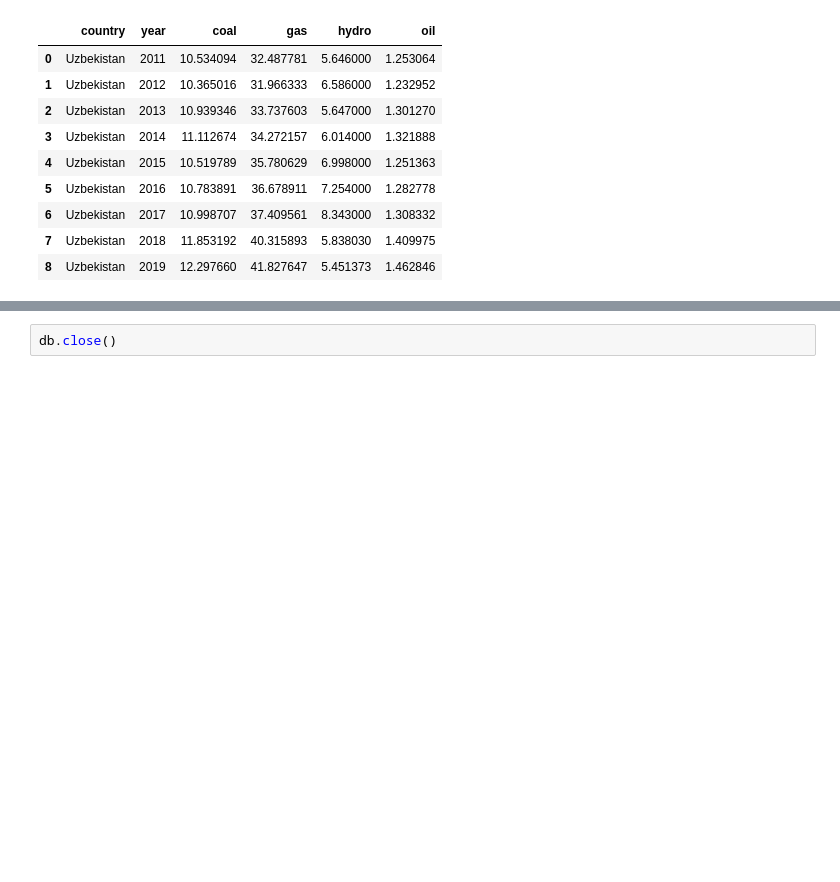
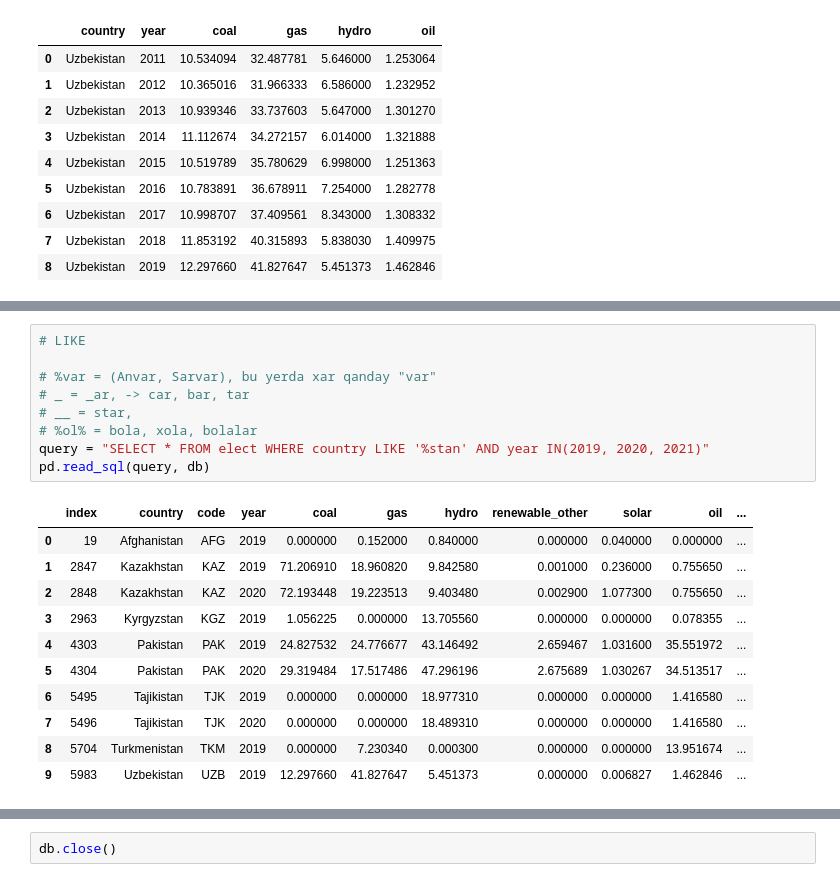
Before and after one commit to lazizrakhmat/DS-SQL, a Jupyter notebook: foydali_buyruqlar.ipynb, the cells around one changed output, grey strips where cells are left out. Cells and saved outputs as stored; diff of their text form; blank space fills up the shorter version.

Commit message:
BETWEEN, IN, LIKE

```diff
--- a/foydali_buyruqlar.ipynb
+++ b/foydali_buyruqlar.ipynb
@@ -84,0 +142,21 @@ dfuz
+# %%
+# LIKE
+
+# %var = (Anvar, Sarvar), bu yerda xar qanday "var"
+# _ = _ar, -> car, bar, tar
+# __ = star,
+# %ol% = bola, xola, bolalar
+query = "SELECT * FROM elect WHERE country LIKE '%stan' AND year IN(2019, 2020, 2021)"
+pd.read_sql(query, db)
+# %% [output]
+|  | index | country | code | year | coal | gas | hydro | renewable_other | solar | oil | ... |
+| 0 | 19 | Afghanistan | AFG | 2019 | 0.000000 | 0.152000 | 0.840000 | 0.000000 | 0.040000 | 0.000000 | ... |
+| 1 | 2847 | Kazakhstan | KAZ | 2019 | 71.206910 | 18.960820 | 9.842580 | 0.001000 | 0.236000 | 0.755650 | ... |
+| 2 | 2848 | Kazakhstan | KAZ | 2020 | 72.193448 | 19.223513 | 9.403480 | 0.002900 | 1.077300 | 0.755650 | ... |
+| 3 | 2963 | Kyrgyzstan | KGZ | 2019 | 1.056225 | 0.000000 | 13.705560 | 0.000000 | 0.000000 | 0.078355 | ... |
+| 4 | 4303 | Pakistan | PAK | 2019 | 24.827532 | 24.776677 | 43.146492 | 2.659467 | 1.031600 | 35.551972 | ... |
+| 5 | 4304 | Pakistan | PAK | 2020 | 29.319484 | 17.517486 | 47.296196 | 2.675689 | 1.030267 | 34.513517 | ... |
+| 6 | 5495 | Tajikistan | TJK | 2019 | 0.000000 | 0.000000 | 18.977310 | 0.000000 | 0.000000 | 1.416580 | ... |
+| 7 | 5496 | Tajikistan | TJK | 2020 | 0.000000 | 0.000000 | 18.489310 | 0.000000 | 0.000000 | 1.416580 | ... |
+| 8 | 5704 | Turkmenistan | TKM | 2019 | 0.000000 | 7.230340 | 0.000300 | 0.000000 | 0.000000 | 13.951674 | ... |
+| 9 | 5983 | Uzbekistan | UZB | 2019 | 12.297660 | 41.827647 | 5.451373 | 0.000000 | 0.006827 | 1.462846 | ... |
```
Also changed, not shown: parts of 10 cells of this notebook.
